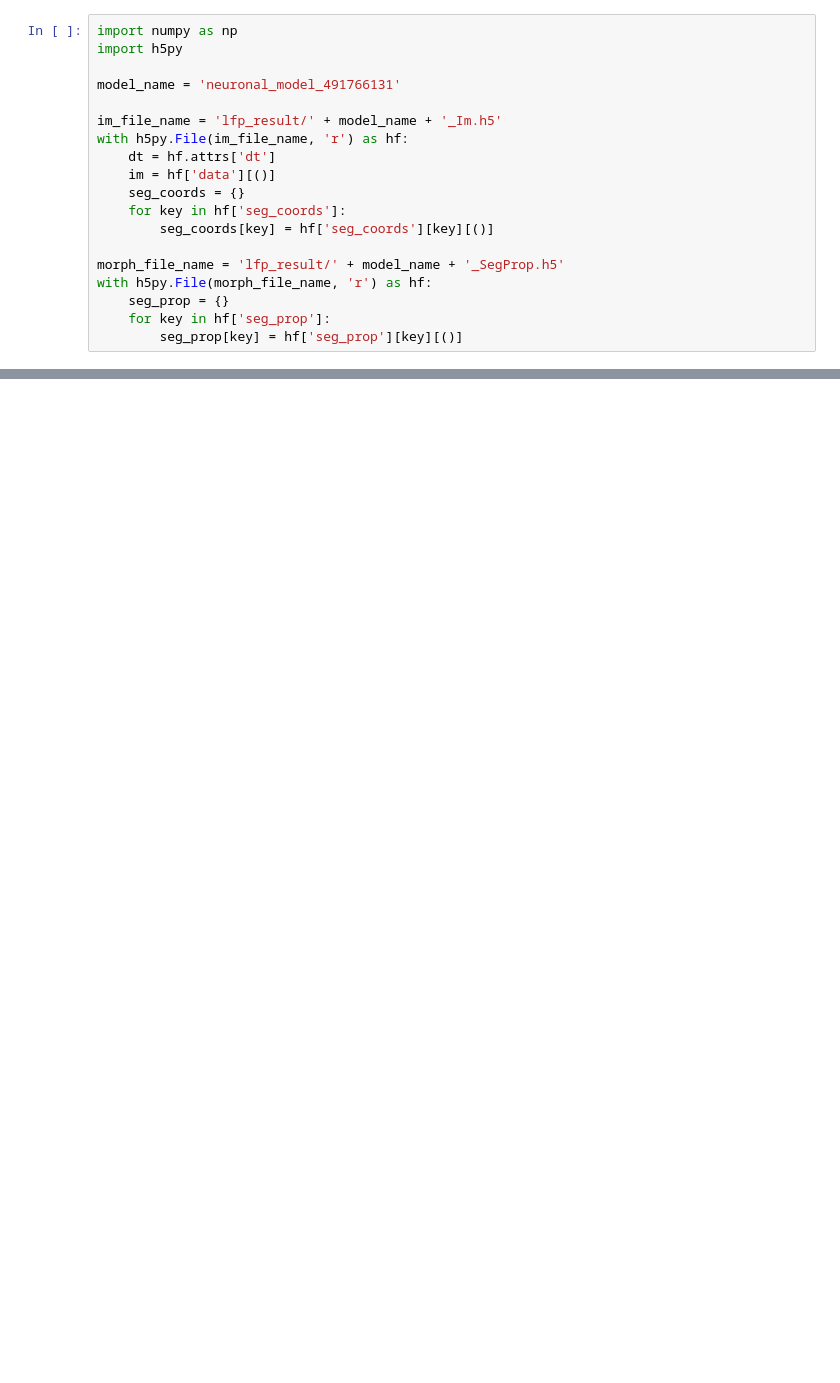
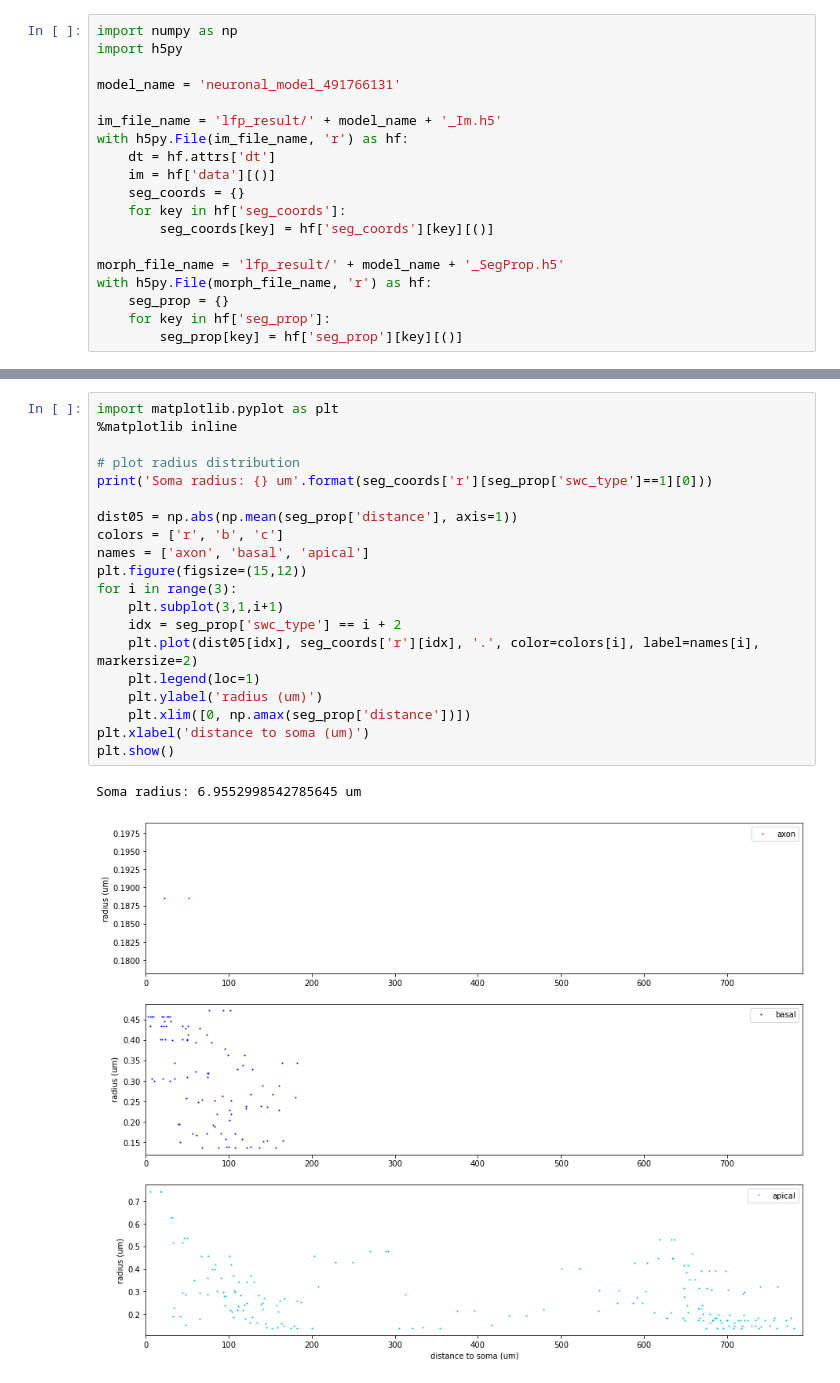
Before and after one commit to chenziao/detailed-single-cell, a Jupyter notebook: Plot_Var_with_Morph.ipynb, the cells around one changed output, grey strips where cells are left out. Cells and saved outputs as stored; diff of their text form; blank space fills up the shorter version.

```diff
--- a/Plot_Var_with_Morph.ipynb
+++ b/Plot_Var_with_Morph.ipynb
@@ -61,0 +63,23 @@ _ = plot_variable_with_morphology(seg_coords, seg_prop, var, t=t,
+# %%
+import matplotlib.pyplot as plt
+%matplotlib inline
+
+# plot radius distribution
+print('Soma radius: {} um'.format(seg_coords['r'][seg_prop['swc_type']==1][0]))
+
+dist05 = np.abs(np.mean(seg_prop['distance'], axis=1))
+colors = ['r', 'b', 'c']
+names = ['axon', 'basal', 'apical']
+plt.figure(figsize=(15,12))
+for i in range(3):
+    plt.subplot(3,1,i+1)
+    idx = seg_prop['swc_type'] == i + 2
+    plt.plot(dist05[idx], seg_coords['r'][idx], '.', color=colors[i], label=names[i], markersize=2)
+    plt.legend(loc=1)
+    plt.ylabel('radius (um)')
+    plt.xlim([0, np.amax(seg_prop['distance'])])
+plt.xlabel('distance to soma (um)')
+plt.show()
+# %% [output]
+Soma radius: 6.9552998542785645 um
+[figure, added]
```
Also changed, not shown: parts of 3 cells of this notebook, 1 other file.
